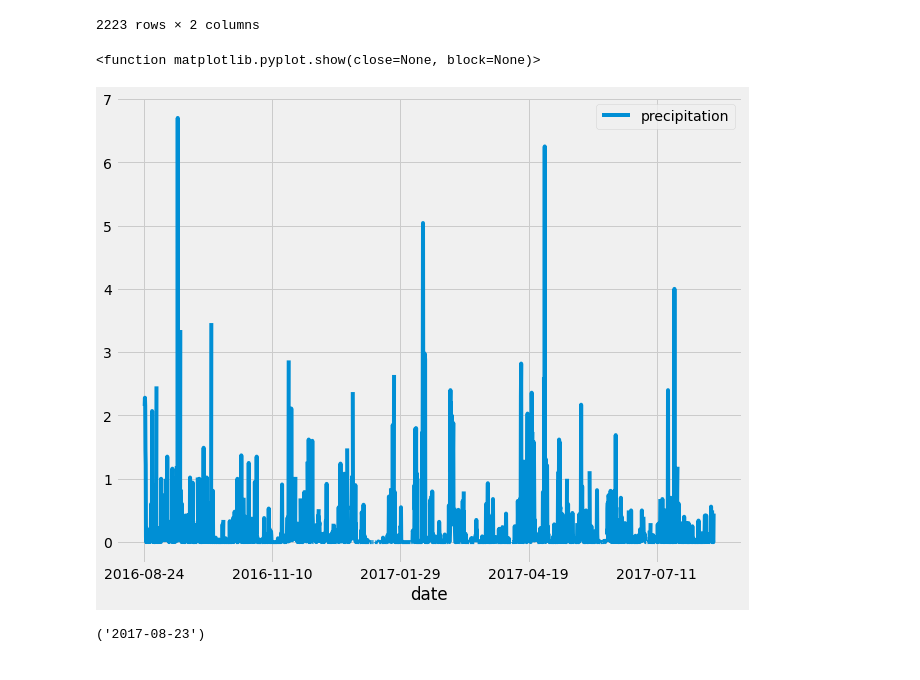
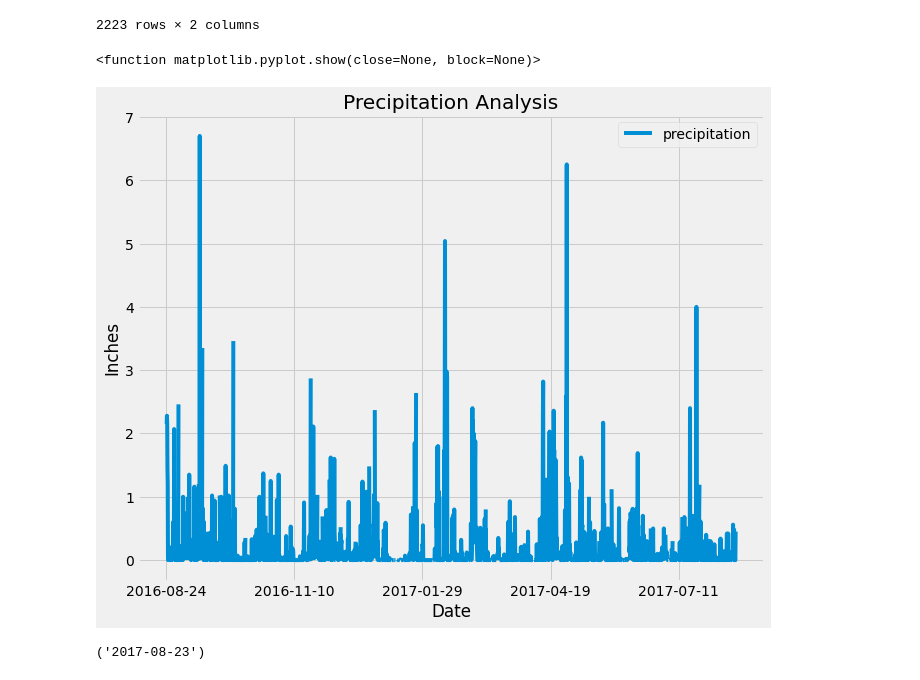
Before and after one commit to ProvencherScott/10-Climate-Analysis-SQLAlchemy, a Jupyter notebook: climate_starter.ipynb, the cells around one changed output. Cells and saved outputs as stored; diff of their text form; code cells hidden in the pictures.

```diff
--- a/climate_starter.ipynb
+++ b/climate_starter.ipynb
@@ -113,14 +121,16 @@ precipitation_df.rename(columns = {'prcp' : 'precipitation'}, inplace = True)
 # %%
 # Use Pandas Plotting with Matplotlib to plot the data
 ax3 = precipitation_df.plot(figsize=(10,8))
 
-
+plt.title("Precipitation Analysis")
+plt.xlabel("Date")
+plt.ylabel("Inches")
 
 plt.savefig('Images/Precipitation_data.png')
 plt.show
 # %% [output]
 <function matplotlib.pyplot.show(close=None, block=None)>
-[figure, old version]
+[figure, new version]
 # %%
 last_day = session.query(Measurement.date).order_by(Measurement.date.desc()).first()
 last_day
```
Also changed, not shown: parts of 1 cell of this notebook, 1 other file.
